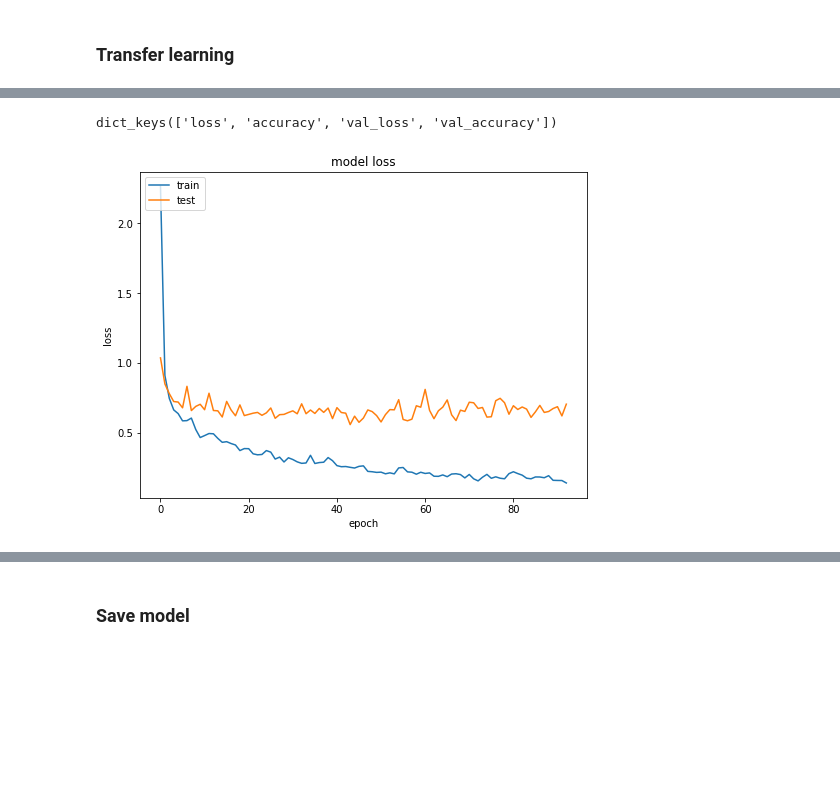
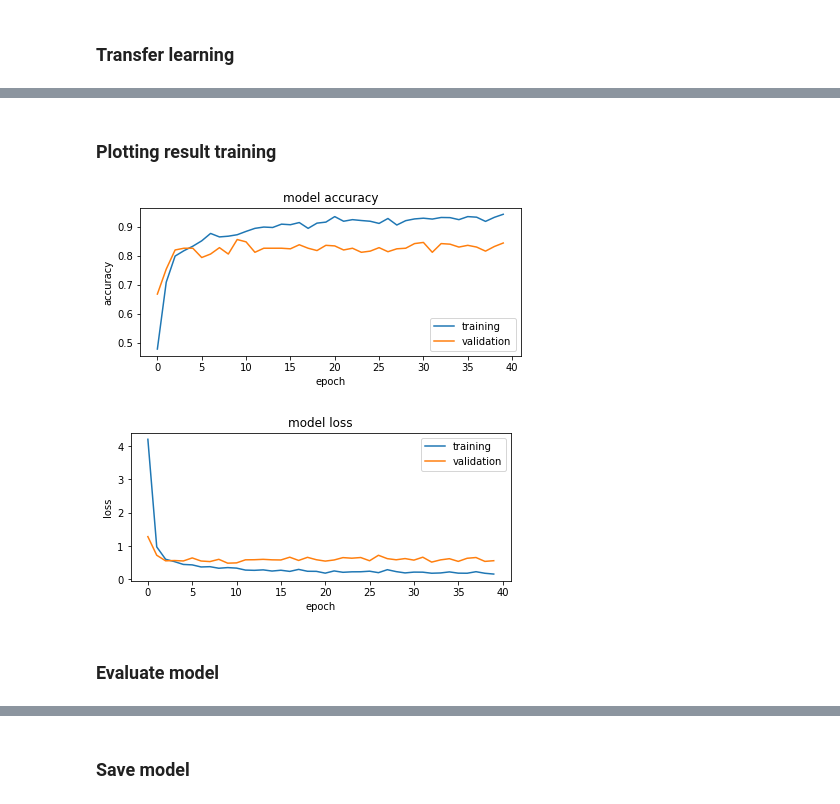
Before and after one commit to Bangkit-Capstone-C22-PS085/kalpataru-waste-classification, a Jupyter notebook: waste_classification.ipynb, the cells around one changed output, grey strips where cells are left out. Drawn from its saved outputs; the diff is of its cells as text; code cells hidden in the pictures; blank space fills up the shorter version.

```diff
--- a/waste_classification.ipynb
+++ b/waste_classification.ipynb
@@ -126,8 +172,8 @@ Image channel: 3
 ### define some image parameter
 # %%
 BATCH_SIZE = 120
-IMG_HEIGHT = 180
-IMG_WIDTH = 180
+IMG_HEIGHT = 256
+IMG_WIDTH = 256
 # %% [markdown]
 ### load image as tf.dataset
 # %%
@@ -220,7 +289,9 @@ model = tf.keras.models.Sequential([
 # %% [markdown]
 ### Transfer learning
 # %%
-base_model = tf.keras.applications.Xception(include_top=False,
-                                            weights = 'imagenet',
-                                            input_shape = (img_height, img_width,3))
+base_model = tf.keras.applications.Xception(
+    include_top=False,
+    weights='imagenet',
+    input_shape=(IMG_HEIGHT, IMG_WIDTH, 3)
+)
 base_model.trainable = False
@@ -231,12 +298,13 @@ Downloading data from https://storage.googleapis.com/tensorflow/keras-applicatio
 # %%
 model = tf.keras.models.Sequential([
-    tf.keras.layers.Input(shape=(180, 180, 3)),
+    tf.keras.layers.Input(shape=(IMG_HEIGHT, IMG_WIDTH, 3)),
 
     resize_and_rescale,
     data_augmentation,
     base_model,
 
     tf.keras.layers.Flatten(),
-    tf.keras.layers.Dense(32, activation='relu'),
-    tf.keras.layers.Dense(6, activation='softmax')
+    tf.keras.layers.Dense(128, activation='relu'),
+    tf.keras.layers.Dense(64, activation='relu'),
+    tf.keras.layers.Dense(5, activation='softmax')
 ])
@@ -277,7 +347,7 @@ class myCallback(tf.keras.callbacks.Callback):
 callbacks = myCallback()
 history = model.fit(train_ds,
                     validation_data=val_ds,
-                    epochs=200,
+                    epochs=40,
                     callbacks=callbacks,
                     verbose=1)
 # %% [output]
@@ -301,16 +371,28 @@ Reached 95.00% accuracy, so stopping training!!
+# %% [markdown]
+### Plotting result training
 # %%
-print(history.history.keys())
+from matplotlib.pyplot import figure
+figure(figsize=(15, 6))
 
-# import matplotlib.pylab as plt
-from matplotlib.pyplot import figure
-figure(figsize=(8, 6))
+plt.subplot(2, 2, 1)
+plt.plot(history.history['accuracy'])
+plt.plot(history.history['val_accuracy'])
+plt.title('model accuracy')
+plt.ylabel('accuracy')
+plt.xlabel('epoch')
+plt.legend(['training', 'validation'], loc='lower right')
+
+figure(figsize=(15, 6))
+plt.subplot(2, 2, 1)
 plt.plot(history.history['loss'])
 plt.plot(history.history['val_loss'])
 plt.title('model loss')
 plt.ylabel('loss')
 plt.xlabel('epoch')
-plt.legend(['train', 'test'], loc='upper left')
+plt.legend(['training', 'validation'], loc='upper right')
 plt.show()
 # %% [output]
-dict_keys(['loss', 'accuracy', 'val_loss', 'val_accuracy'])
-[figure, old version]
+[figure, new version]
+[figure, added]
+# %% [markdown]
+### Evaluate model
```
Also changed, not shown: parts of 38 cells of this notebook.
